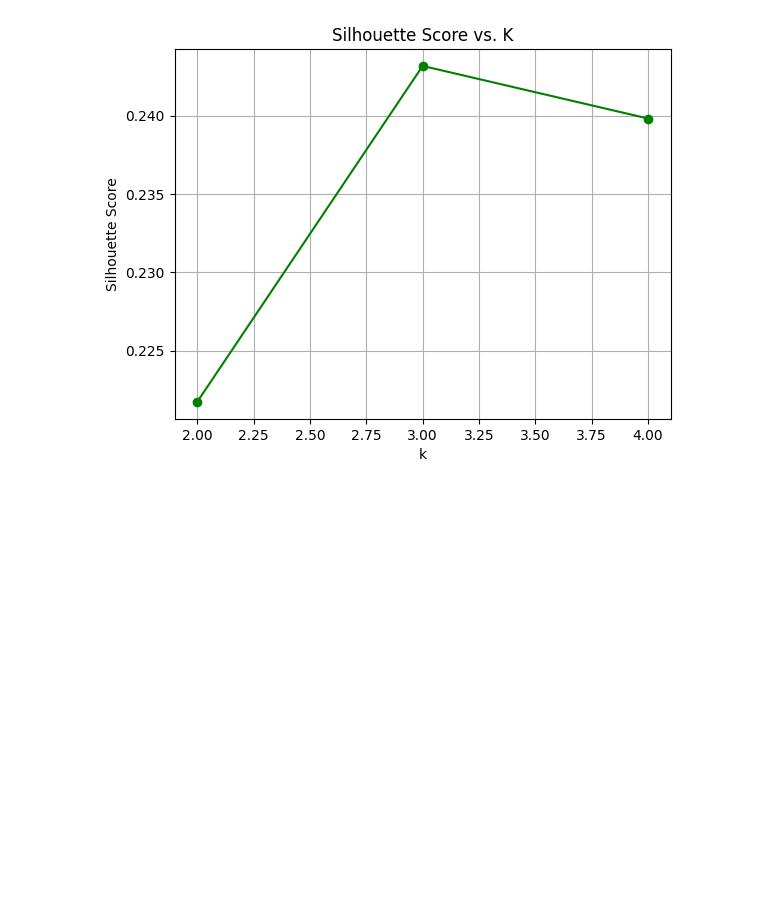
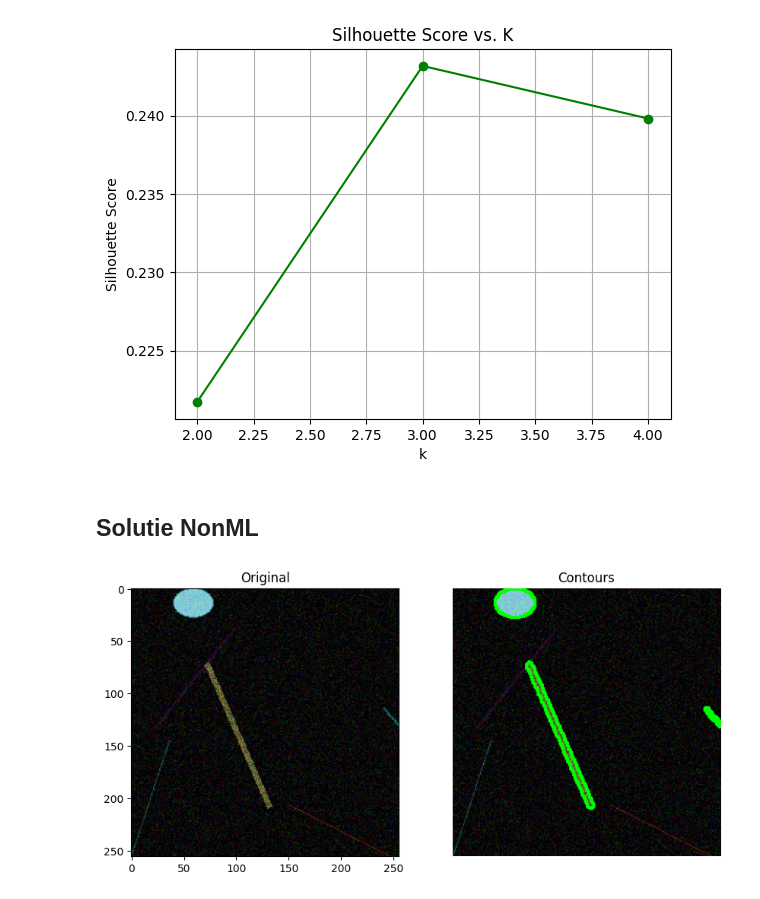
Before and after one commit to bogdan-miron/olimpiada-nationala-ai-cluj-team-2025, a Jupyter notebook: solutii/solutie_alex/Solutie.ipynb, the cells around one changed output. Cells and saved outputs as stored; diff of their text form; code cells hidden in the pictures; blank space fills up the shorter version.

```diff
--- a/solutii/solutie_alex/Solutie.ipynb
+++ b/solutii/solutie_alex/Solutie.ipynb
@@ -125,3 +124,34 @@ k=4 | Inertia=138200.17 | Silhouette=0.240
 [figure]
 [figure]
 [figure]
+# %% [markdown]
+## Solutie NonML
+# %%
+import cv2
+import numpy as np
+import matplotlib.pyplot as plt
+
+image = cv2.imread("../../images2/image_00000.png")
+gray = cv2.cvtColor(image, cv2.COLOR_BGR2GRAY)
+
+# Optional: Apply Gaussian blur to reduce noise
+blurred = cv2.GaussianBlur(gray, (5, 5), 0)
+
+edges = cv2.Canny(blurred, 50, 150)
+contours, _ = cv2.findContours(edges, cv2.RETR_EXTERNAL, cv2.CHAIN_APPROX_SIMPLE)
+
+contour_img = image.copy()
+cv2.drawContours(contour_img, contours, -1, (0, 255, 0), 2)
+
+plt.figure(figsize=(10,5))
+plt.subplot(1, 2, 1)
+plt.imshow(cv2.cvtColor(image, cv2.COLOR_BGR2RGB))
+plt.title('Original')
+
+plt.subplot(1, 2, 2)
+plt.imshow(cv2.cvtColor(contour_img, cv2.COLOR_BGR2RGB))
+plt.title('Contours')
+plt.axis('off')
+plt.show()
+# %% [output]
+[figure, added]
```
Also changed, not shown: parts of 5 cells of this notebook.
